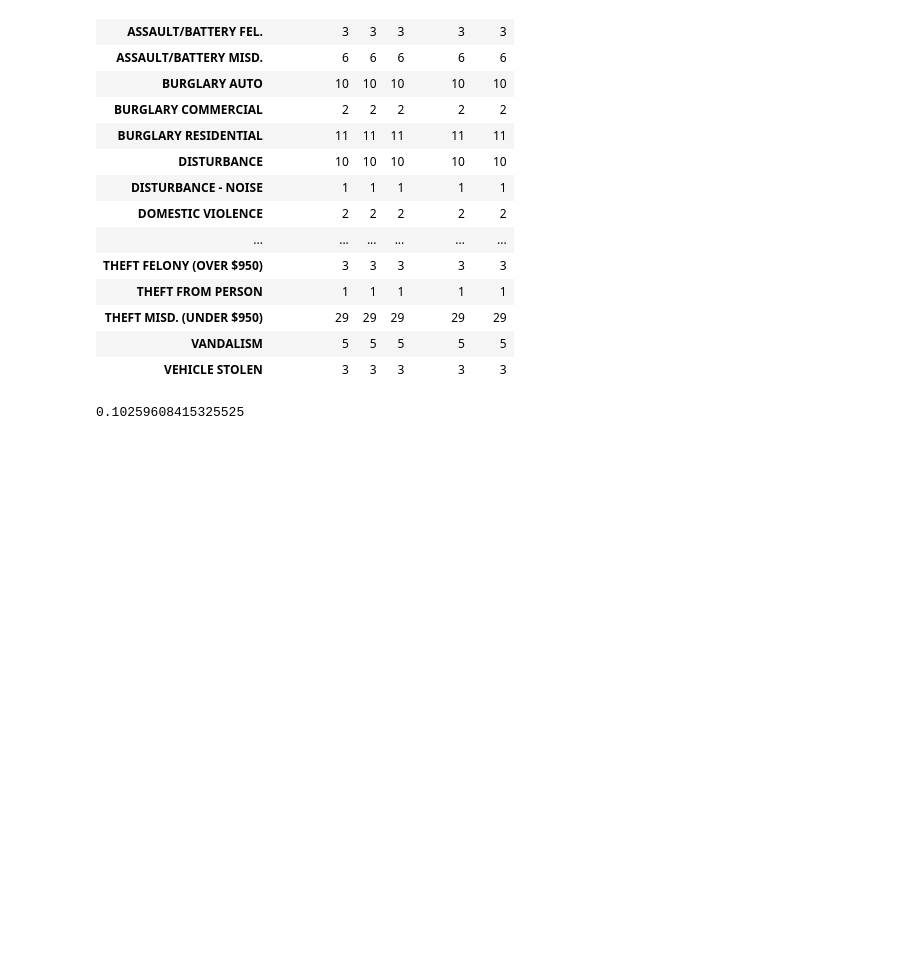
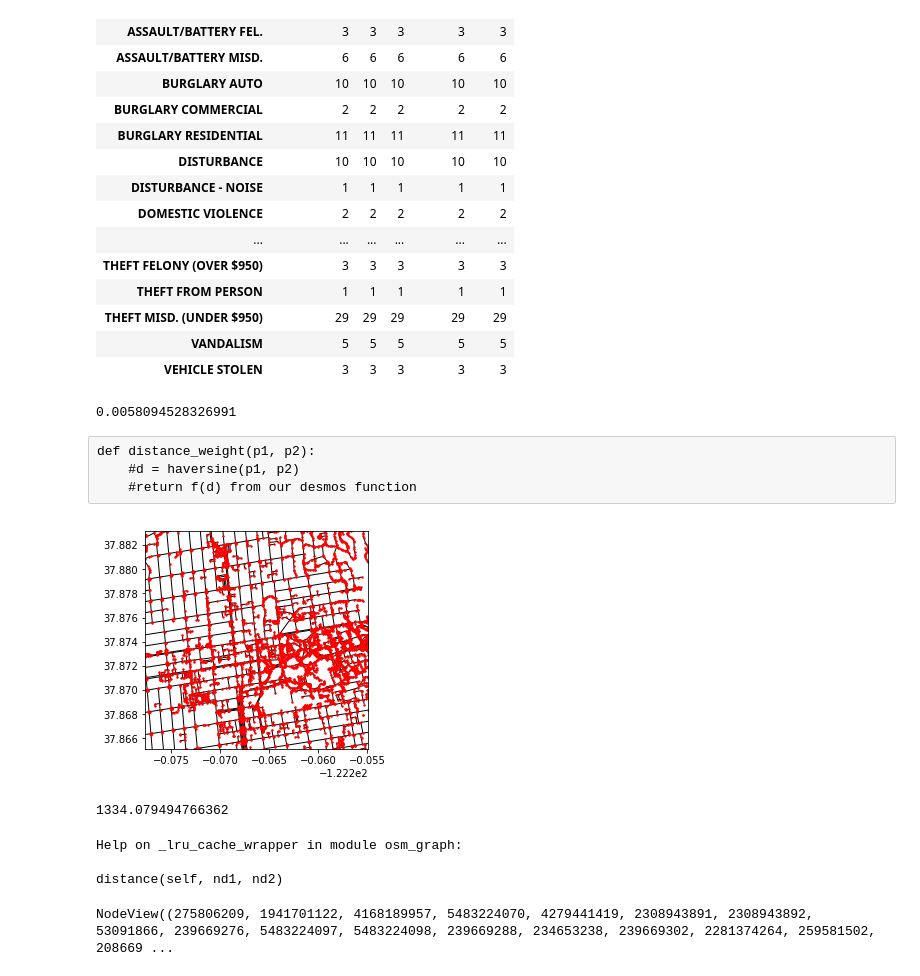
Before and after one commit to ritvik-iyer/Cal-Crime, a Jupyter notebook: Anav_Notebook.ipynb, the cells around one changed output. Drawn from its saved outputs; the diff is of its cells as text; code cells hidden in the pictures; blank space fills up the shorter version.

Commit message:
osm graphing

```diff
--- a/Anav_Notebook.ipynb
+++ b/Anav_Notebook.ipynb
@@ -110,6 +110,6 @@ gb.count()
 # %%
 from haversine import haversine
 # %%
-haversine((37.865470, -122.263210), (37.864560, -122.263017))
+haversine((37.8719425, -122.2636455), (37.8718906, -122.2636379))
 # %% [output]
-0.10259608415325525
+0.0058094528326991
@@ -120,3 +116,7 @@ def distance_weight(p1, p2):
+# %% [raw]
+def distance_weight(p1, p2):
+    #d = haversine(p1, p2)
+    #return f(d) from our desmos function
 # %%
 def distance_weight(p1, p2s):
     #d = haversine(p1, p2)
@@ -123,0 +128,24 @@ def distance_weight(p1, p2s):
+# %%
+og = OsmGraph(37.874140, -122.266249, dist=1000)
+nd1 = og.find_node(37.878442, -122.268996)
+nd2 = og.find_node(37.867212, -122.263519)
+path = nx.dijkstra_path(og.graph, nd1, nd2)
+g = nx.subgraph(og.graph, path)
+ax = og.draw_graph()
+# og.draw_graph(graph=g, ax=ax, edge_color='r', width=2);
+# %% [output]
+[figure, added]
+# %%
+og.distance(nd1, nd2)
+# %% [output]
+1334.079494766362
+# %%
+help(OsmGraph.distance)
+# %% [output]
+Help on _lru_cache_wrapper in module osm_graph:
+
+distance(self, nd1, nd2)
+# %%
+g.nodes
+# %% [output]
+NodeView((275806209, 1941701122, 4168189957, 5483224070, 4279441419, 2308943891, 2308943892, 53091866, 239669276, 5483224097, 5483224098, 239669288, 234653238, 239669302, 2281374264, 259581502, 208669 ...
```
Also changed, not shown: parts of 12 cells of this notebook.
